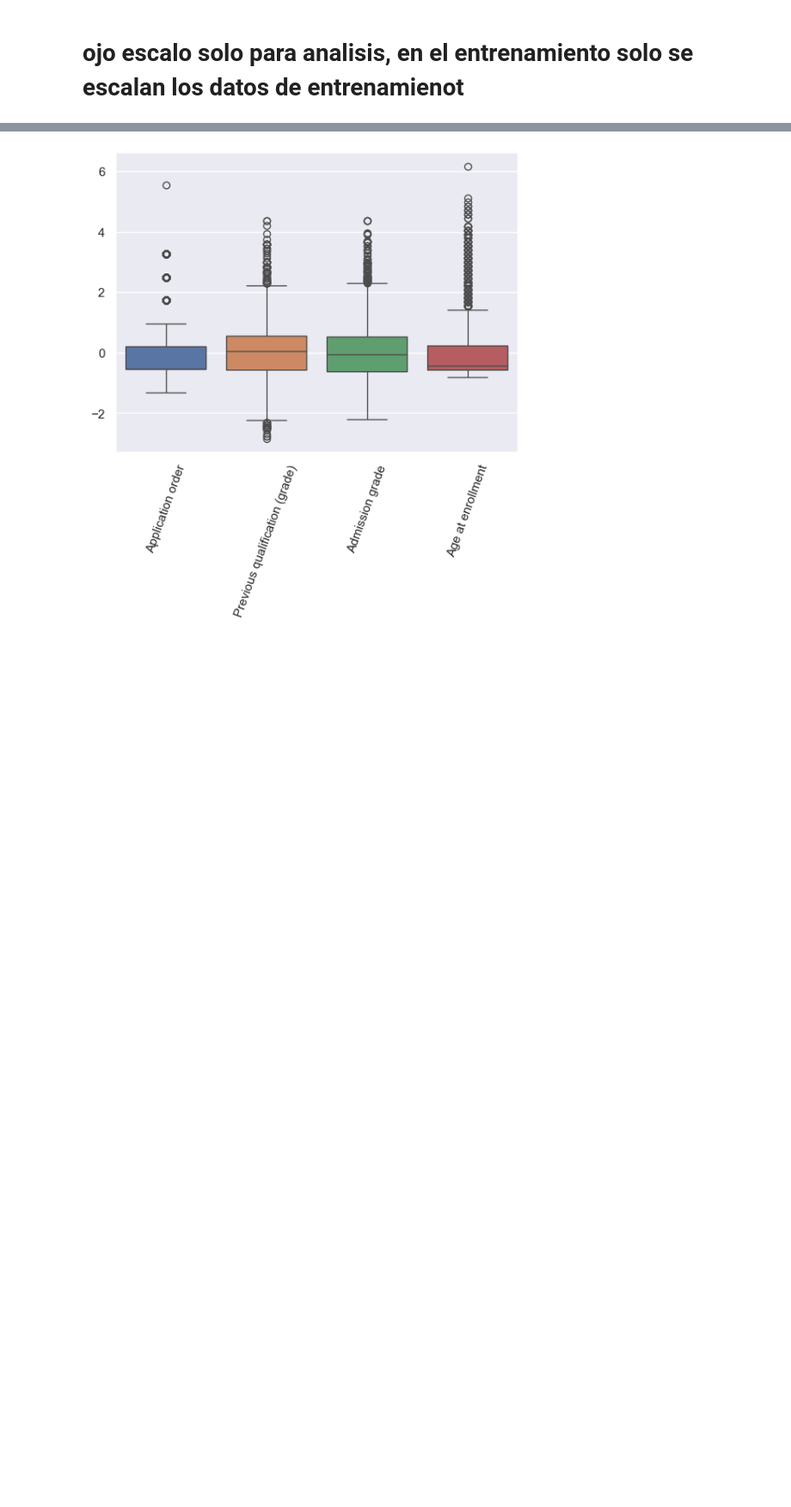
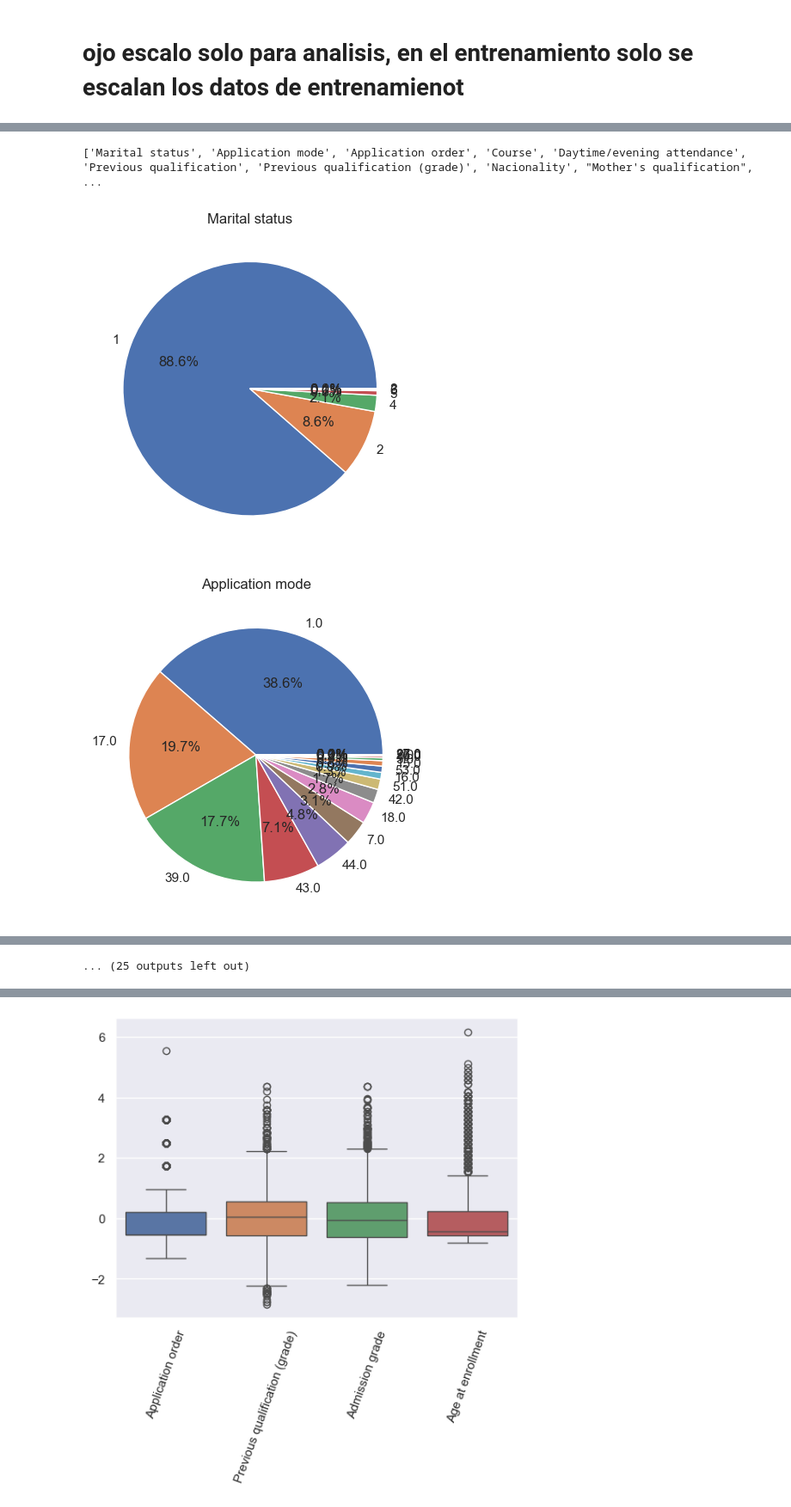
Before and after one commit to 2026788-max/Data-Analysis, a Jupyter notebook: Manuela Correa_DPrepHDip_CA1/ManuelaCorrea_DPrepHDip_CA1.ipynb, the cells around one changed output, grey strips where cells are left out. Shown at 86% size. Cells and saved outputs as stored; diff of their text form; code cells hidden in the pictures; blank space fills up the shorter version.

```diff
--- a/Manuela Correa_DPrepHDip_CA1/ManuelaCorrea_DPrepHDip_CA1.ipynb
+++ b/Manuela Correa_DPrepHDip_CA1/ManuelaCorrea_DPrepHDip_CA1.ipynb
@@ -527,3 +512,15 @@ First_Semester_Numerical_Features=["Curricular units 1st sem (credited)" , "Curr
 Second_Semester_Numerical_Features=["Curricular units 2nd sem (credited)","Curricular units 2nd sem (enrolled)","Curricular units 2nd sem (evaluations)","Curricular units 2nd sem (approved)", "Curricular units 2nd sem (without evaluations)","Curricular units 2nd sem (grade)"]
 # %%
 Context_Numerical_Features=["Unemployment rate","Inflation rate","GDP"]
+# %%
+print(df.columns.tolist())
+# %% [output]
+['Marital status', 'Application mode', 'Application order', 'Course', 'Daytime/evening attendance', 'Previous qualification', 'Previous qualification (grade)', 'Nacionality', "Mother's qualification", ...
+# %%
+cols = ['Marital status', 'Application mode', 'Application order', 'Course', 'Daytime/evening attendance', 'Previous qualification', 'Previous qualification (grade)', 'Nacionality', "Mother's qualification", "Father's qualification", "Mother's occupation", "Father's occupation", 'Admission grade', 'Displaced', 'Educational special needs', 'Debtor', 'Tuition fees up to date', 'Gender', 'Scholarship holder', 'Age at enrollment', 'International', 'Curricular units 1st sem (credited)', 'Curricular units 1st sem (enrolled)', 'Curricular units 1st sem (evaluations)', 'Curricular units 1st sem (approved)', 'Curricular units 1st sem (grade)', 'Curricular units 1st sem (without evaluations)', 'Curricular units 2nd sem (credited)', 'Curricular units 2nd sem (enrolled)', 'Curricular units 2nd sem (evaluations)', 'Curricular units 2nd sem (approved)', 'Curricular units 2nd sem (grade)', 'Curricular units 2nd sem (without evaluations)', 'Unemployment rate', 'Inflation rate', 'GDP', 'Target']
+for c in cols:
+    df[c].value_counts().plot.pie(autopct='%1.1f%%', title=c, ylabel='')
+    plt.show()
+# %% [output]
+[figure, added]
+[figure, added]
@@ -529,0 +537 @@ Context_Numerical_Features=["Unemployment rate","Inflation rate","GDP"]
+... (25 outputs left out)
```
Also changed, not shown: parts of 11 cells of this notebook.
